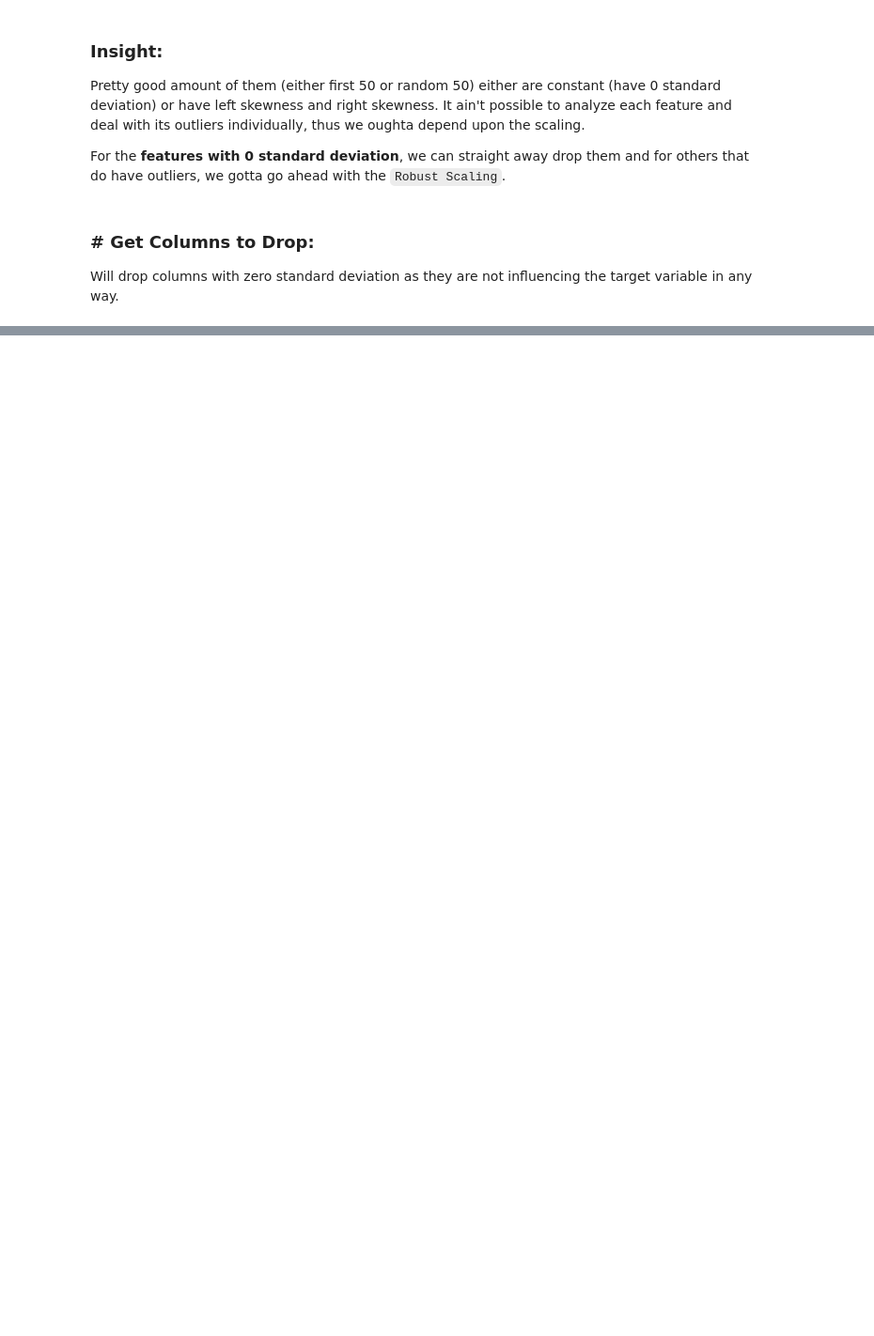
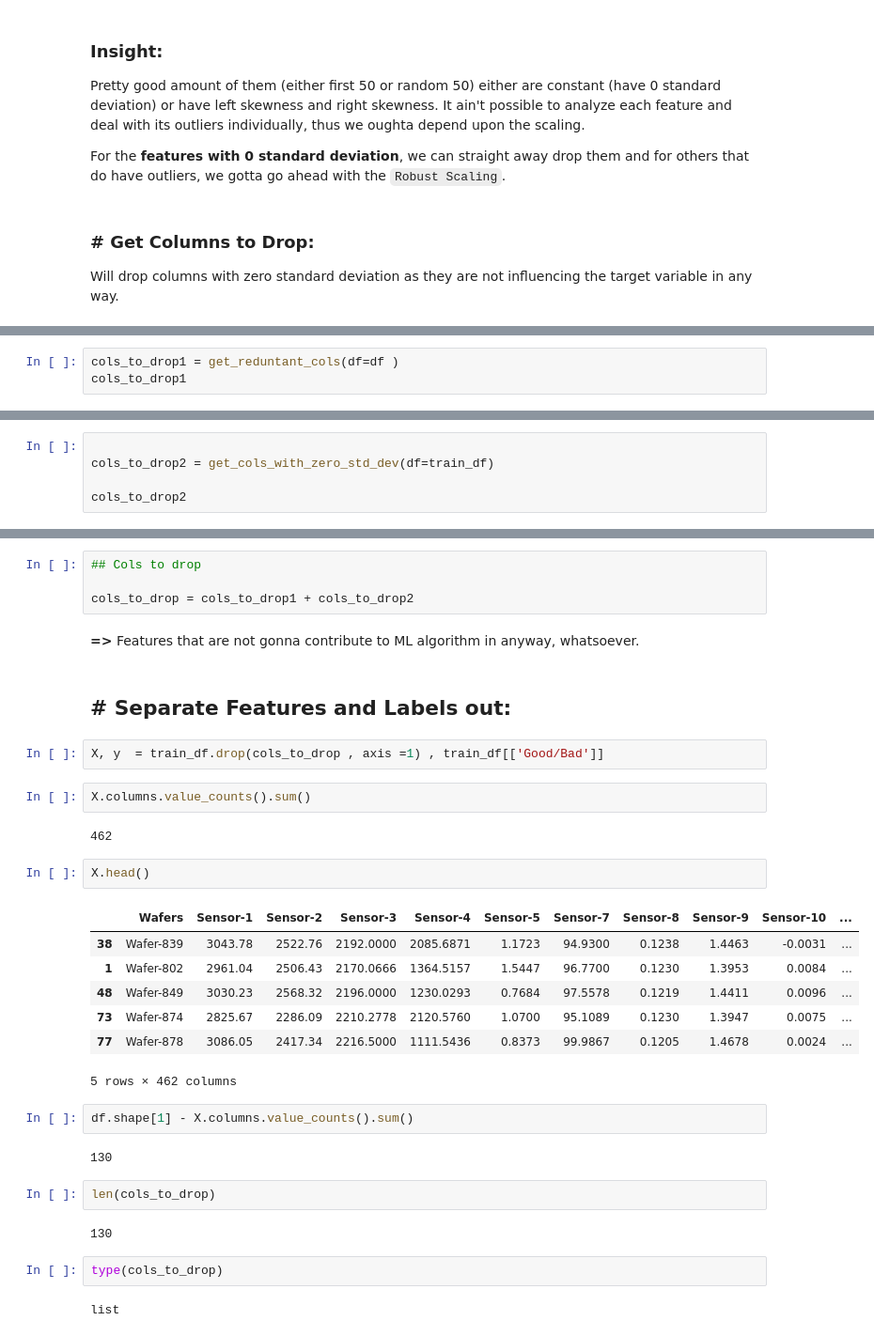
Before and after one commit to Er-Luciferr/Wafer-Fault-Detection, a Jupyter notebook: notebook/EDA.ipynb, the cells around one changed output, grey strips where cells are left out. Shown at 94% size. Drawn from its saved outputs; the diff is of its cells as text; blank space fills up the shorter version.

```diff
--- a/notebook/EDA.ipynb
+++ b/notebook/EDA.ipynb
@@ -199,0 +208,3 @@ Will drop columns with zero standard deviation as they are not influencing the t
+# %%
+cols_to_drop1 = get_reduntant_cols(df=df )
+cols_to_drop1
@@ -199,0 +213,5 @@ Will drop columns with zero standard deviation as they are not influencing the t
+# %%
+
+cols_to_drop2 = get_cols_with_zero_std_dev(df=train_df)
+
+cols_to_drop2
@@ -199,0 +236,36 @@ Will drop columns with zero standard deviation as they are not influencing the t
+# %%
+## Cols to drop
+
+cols_to_drop = cols_to_drop1 + cols_to_drop2
+# %% [markdown]
+**=>** Features that are not gonna contribute to ML algorithm in anyway, whatsoever.
+# %% [markdown]
+## # Separate Features and Labels out:
+# %%
+X, y  = train_df.drop(cols_to_drop , axis =1) , train_df[['Good/Bad']]
+# %%
+X.columns.value_counts().sum()
+# %% [output]
+462
+# %%
+X.head()
+# %% [output]
+|  | Wafers | Sensor-1 | Sensor-2 | Sensor-3 | Sensor-4 | Sensor-5 | Sensor-7 | Sensor-8 | Sensor-9 | Sensor-10 | ... |
+| 38 | Wafer-839 | 3043.78 | 2522.76 | 2192.0000 | 2085.6871 | 1.1723 | 94.9300 | 0.1238 | 1.4463 | -0.0031 | ... |
+| 1 | Wafer-802 | 2961.04 | 2506.43 | 2170.0666 | 1364.5157 | 1.5447 | 96.7700 | 0.1230 | 1.3953 | 0.0084 | ... |
+| 48 | Wafer-849 | 3030.23 | 2568.32 | 2196.0000 | 1230.0293 | 0.7684 | 97.5578 | 0.1219 | 1.4411 | 0.0096 | ... |
+| 73 | Wafer-874 | 2825.67 | 2286.09 | 2210.2778 | 2120.5760 | 1.0700 | 95.1089 | 0.1230 | 1.3947 | 0.0075 | ... |
+| 77 | Wafer-878 | 3086.05 | 2417.34 | 2216.5000 | 1111.5436 | 0.8373 | 99.9867 | 0.1205 | 1.4678 | 0.0024 | ... |
+5 rows × 462 columns
+# %%
+df.shape[1] - X.columns.value_counts().sum()
+# %% [output]
+130
+# %%
+len(cols_to_drop)
+# %% [output]
+130
+# %%
+type(cols_to_drop)
+# %% [output]
+list
```
Also changed, not shown: parts of 18 cells of this notebook.
